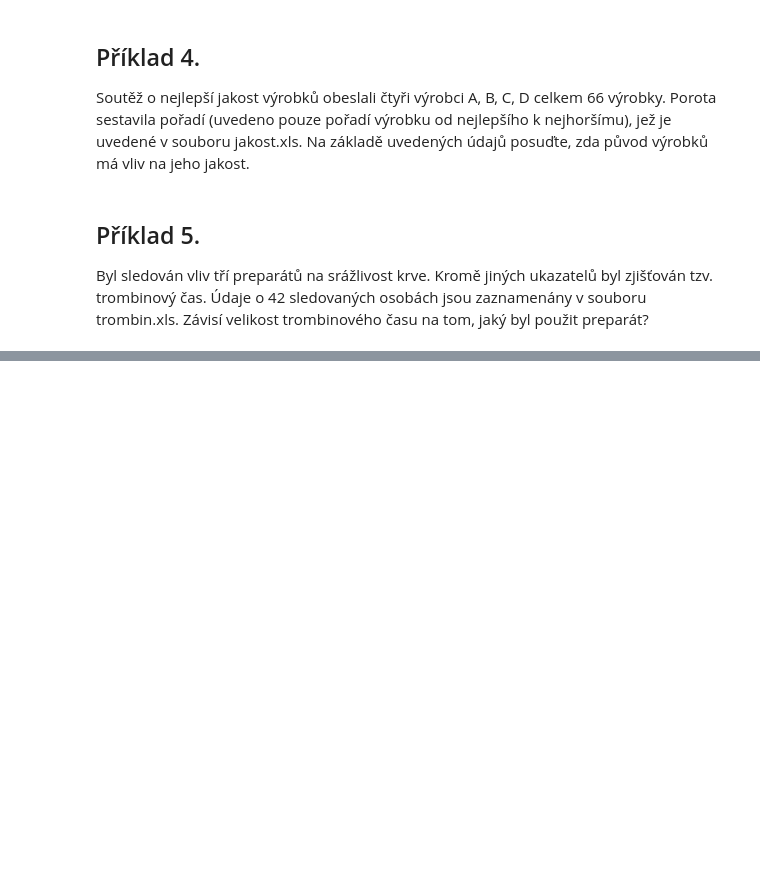
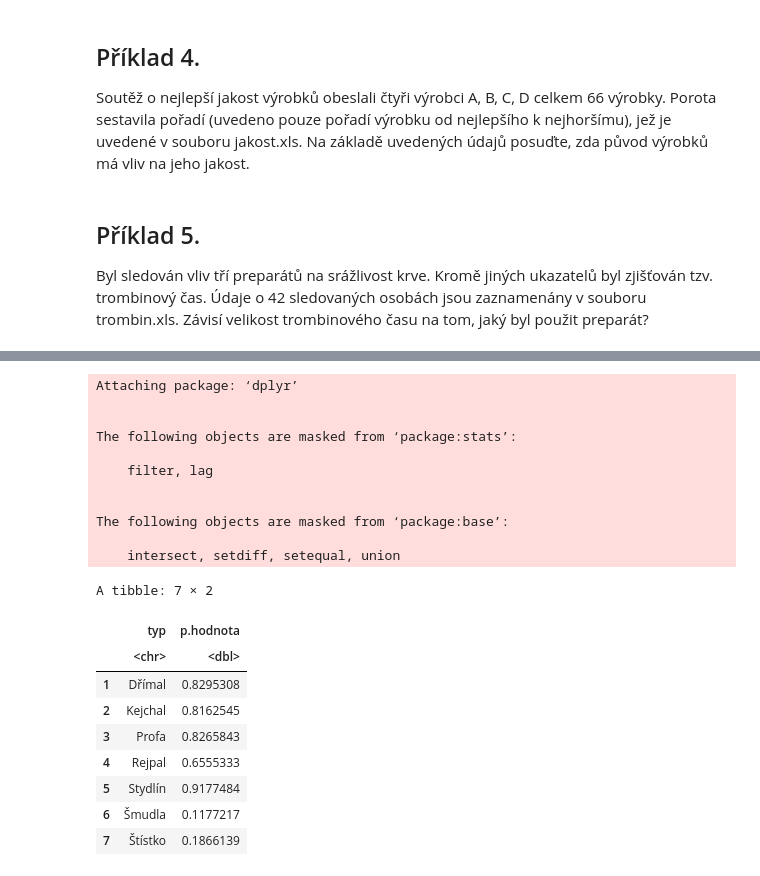
Before and after one commit to Beremi/PS_course_cz, a Jupyter notebook: CV12/cv12.ipynb, the cells around one changed output, grey strips where cells are left out. Saved outputs shown, nothing was run; the diff lists cells and outputs as text; code cells hidden in the pictures; blank space fills up the shorter version.

```diff
--- a/CV12/cv12.ipynb
+++ b/CV12/cv12.ipynb
@@ -509,0 +532,30 @@ efekty %>% arrange(desc(efekt))
+# %%
+# ověření normality
+library(dplyr)
+
+zlato %>% group_by(typ) %>%
+    summarize(p.hodnota = shapiro.test(hodnota)$p.value)
+
+# Na hladině významnosti 0,05 ne zamítáme předpoklad normality
+# %% [output]
+Attaching package: ‘dplyr’
+
+
+The following objects are masked from ‘package:stats’:
+
+    filter, lag
+
+
+The following objects are masked from ‘package:base’:
+
+    intersect, setdiff, setequal, union
+A tibble: 7 × 2
+|  | typ | p.hodnota |
+|  | <chr> | <dbl> |
+| 1 | Dřímal | 0.8295308 |
+| 2 | Kejchal | 0.8162545 |
+| 3 | Profa | 0.8265843 |
+| 4 | Rejpal | 0.6555333 |
+| 5 | Stydlín | 0.9177484 |
+| 6 | Šmudla | 0.1177217 |
+| 7 | Štístko | 0.1866139 |
```
Also changed, not shown: parts of 7 cells of this notebook, 7 other files.
